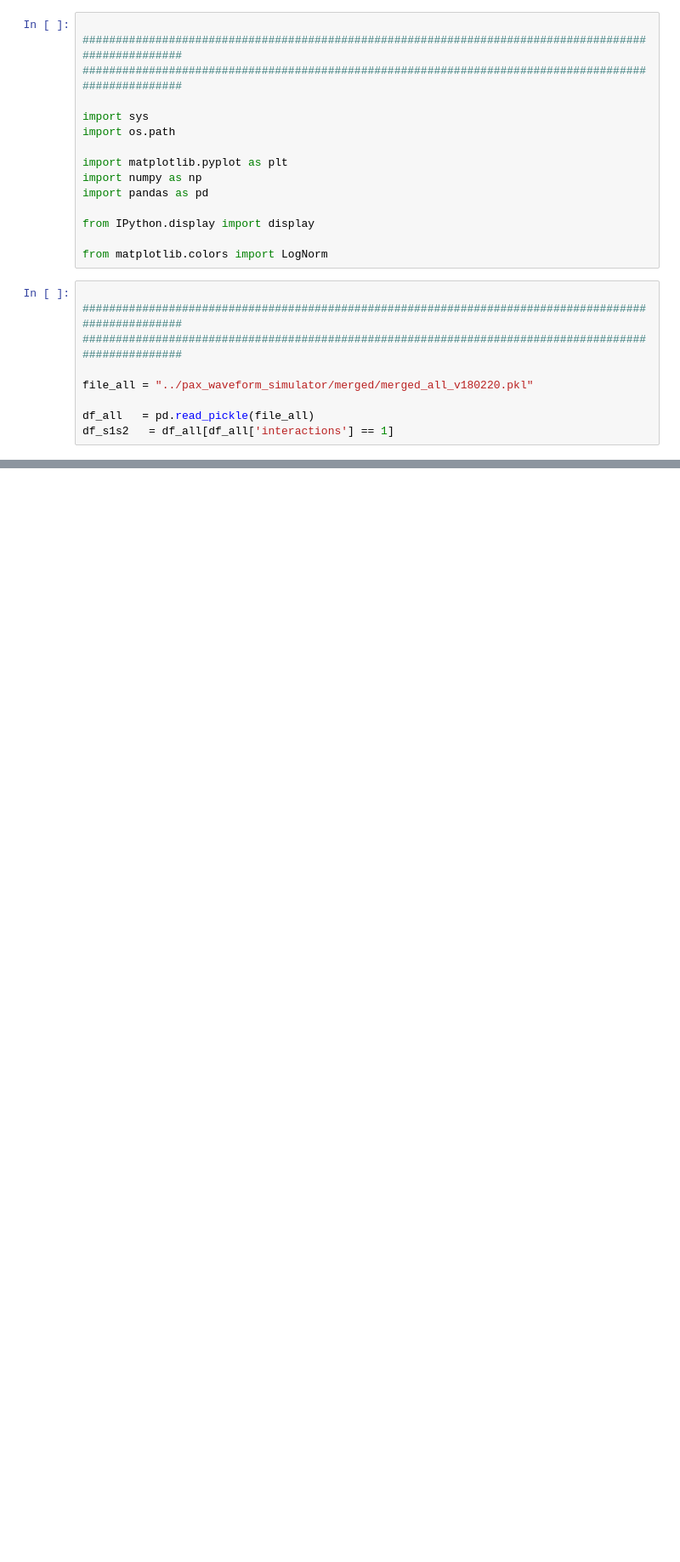
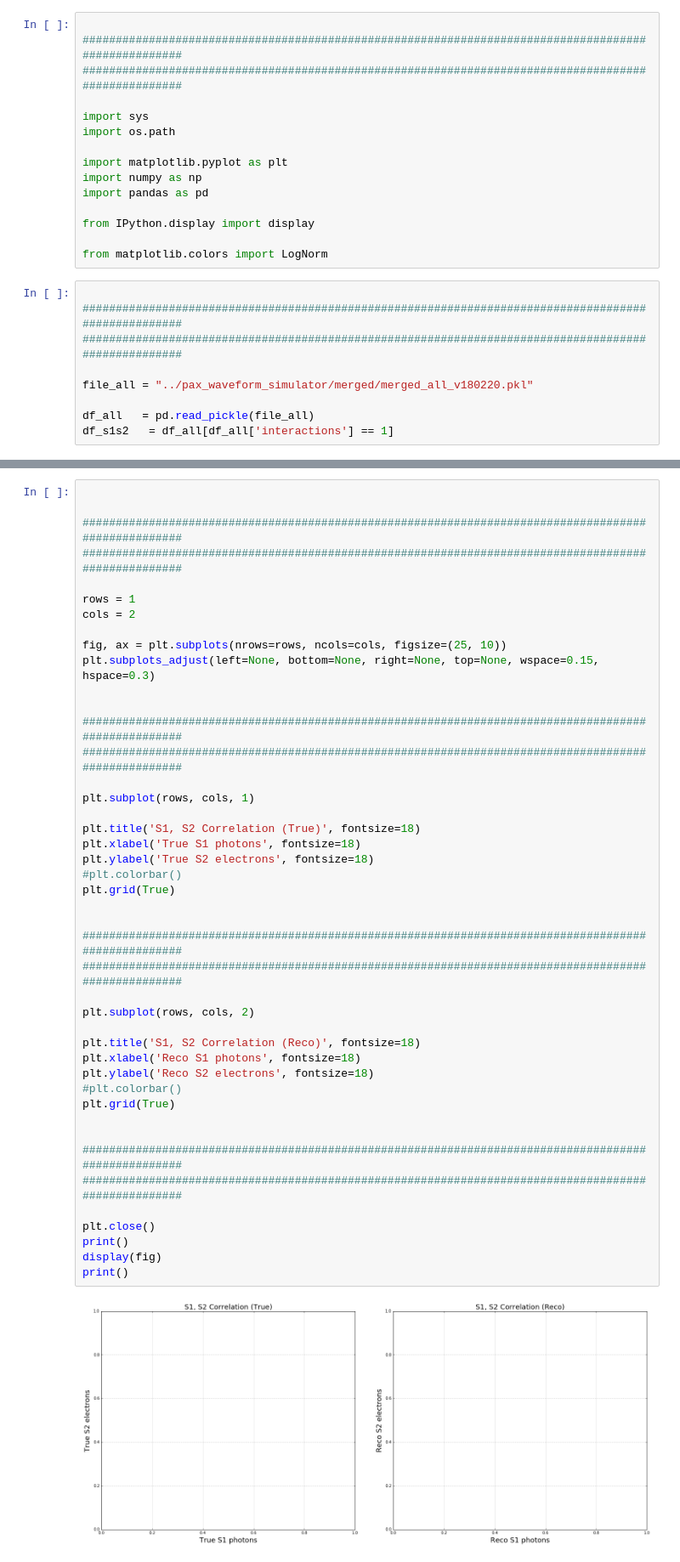
Before and after one commit to dbarg/pax_reconstruction, a Jupyter notebook: energy.ipynb, the cells around one changed output, grey strips where cells are left out. Shown at 85% size. Drawn from its saved outputs; the diff is of its cells as text; blank space fills up the shorter version.

```diff
--- a/energy.ipynb
+++ b/energy.ipynb
@@ -202,0 +256,46 @@ print()
+# %%
+
+
+####################################################################################################
+####################################################################################################
+
+rows = 1
+cols = 2
+
+fig, ax = plt.subplots(nrows=rows, ncols=cols, figsize=(25, 10))
+plt.subplots_adjust(left=None, bottom=None, right=None, top=None, wspace=0.15, hspace=0.3)
+
+
+####################################################################################################
+####################################################################################################
+
+plt.subplot(rows, cols, 1)
+
+plt.title('S1, S2 Correlation (True)', fontsize=18)
+plt.xlabel('True S1 photons', fontsize=18)
+plt.ylabel('True S2 electrons', fontsize=18)
+#plt.colorbar()
+plt.grid(True)
+
+
+####################################################################################################
+####################################################################################################
+
+plt.subplot(rows, cols, 2)
+
+plt.title('S1, S2 Correlation (Reco)', fontsize=18)
+plt.xlabel('Reco S1 photons', fontsize=18)
+plt.ylabel('Reco S2 electrons', fontsize=18)
+#plt.colorbar()
+plt.grid(True)
+
+
+####################################################################################################
+####################################################################################################
+
+plt.close()
+print()
+display(fig)
+print()
+# %% [output]
+[figure, added]
```
Also changed, not shown: parts of 5 cells of this notebook.
